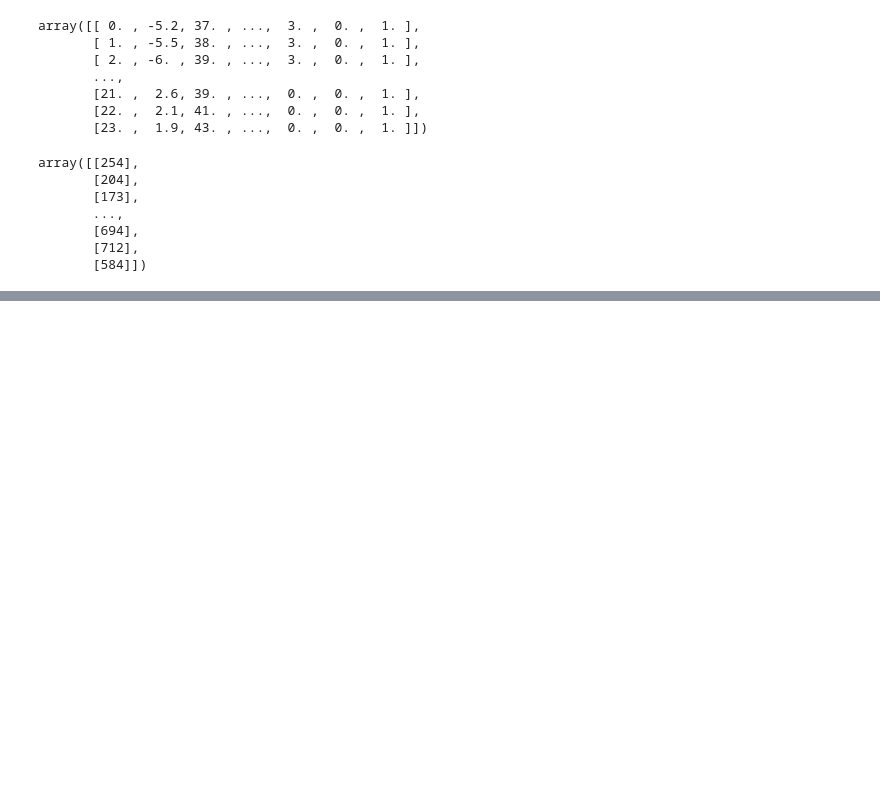
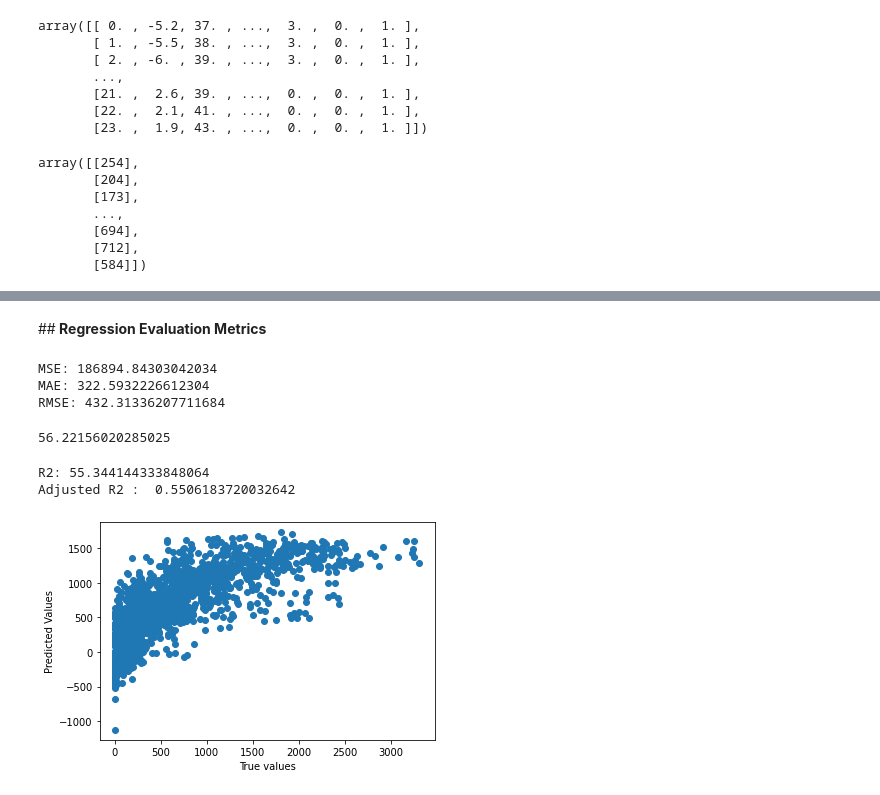
Before and after one commit to ShreedarshM/Bike-Sharing-Demand, a Jupyter notebook: Bike_Sharing_Demand_Prediction_Capstone_Project.ipynb, the cells around one changed output, grey strips where cells are left out. Saved outputs shown, nothing was run; the diff lists cells and outputs as text; code cells hidden in the pictures; blank space fills up the shorter version.

```diff
--- a/Bike_Sharing_Demand_Prediction_Capstone_Project.ipynb
+++ b/Bike_Sharing_Demand_Prediction_Capstone_Project.ipynb
@@ -430,3 +430,10 @@ array([[254],
        [694],
        [712],
        [584]])
+# %%
+#Splitting the data for training and testing
+X_train, X_test, y_train, y_test = train_test_split(X,y, test_size=0.2, random_state = 0)
+print(X_train.shape)
+print(X_test.shape)
+print(y_train.shape)
+print(y_test.shape)
@@ -432,0 +445,3 @@ array([[254],
+# %%
+#Linear Regression Model
+reg = LinearRegression().fit(X_train,y_train)
@@ -432,0 +457,36 @@ array([[254],
+# %%
+y_pred = reg.predict(X_test)
+# %% [markdown]
+##<b> Regression Evaluation Metrics
+# %%
+from sklearn.metrics import mean_squared_error
+from sklearn.metrics import mean_absolute_error
+MSE = mean_squared_error(y_test,y_pred)
+print('MSE:',MSE)
+MAE = mean_absolute_error(y_test,y_pred)
+print('MAE:', MAE)
+RMSE = np.sqrt(MSE)
+print('RMSE:', RMSE)
+# %% [output]
+MSE: 186894.84303042034
+MAE: 322.5932226612304
+RMSE: 432.31336207711684
+# %%
+r2_line_train = r2_score(y_train,y_pred_train)*100
+r2_line_train
+# %% [output]
+56.22156020285025
+# %%
+r2 = r2_score(y_test,y_pred)*100
+print("R2:", r2)
+print("Adjusted R2 : ",1-(1-r2_score(y_test,y_pred))*(X_test.shape[0]-1)/(X_test.shape[0]-X_test.shape[1]-1))
+# %% [output]
+R2: 55.344144333848064
+Adjusted R2 :  0.5506183720032642
+# %%
+#Analysing true and Predicted Value
+plt.scatter(y_test,y_pred)
+plt.xlabel('True values'), plt.ylabel('Predicted Values')
+plt.show()
+# %% [output]
+[figure, added]
```
Also changed, not shown: parts of 10 cells of this notebook.
